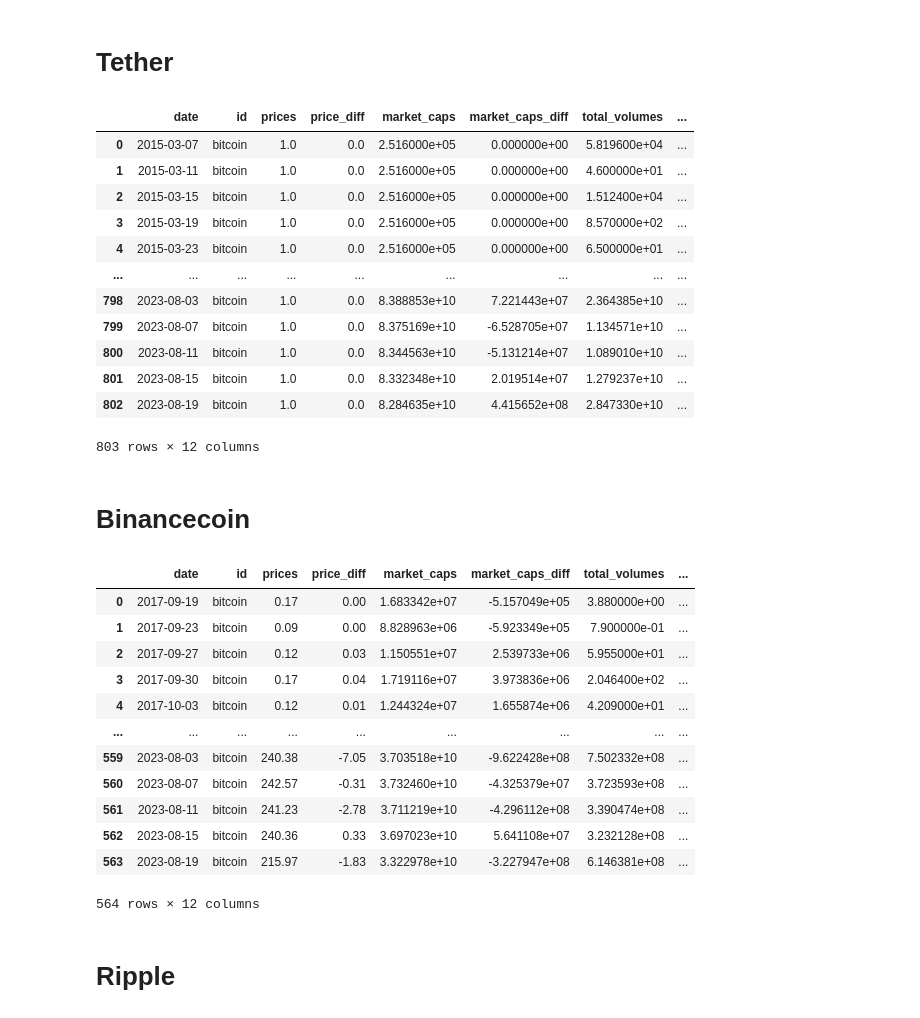
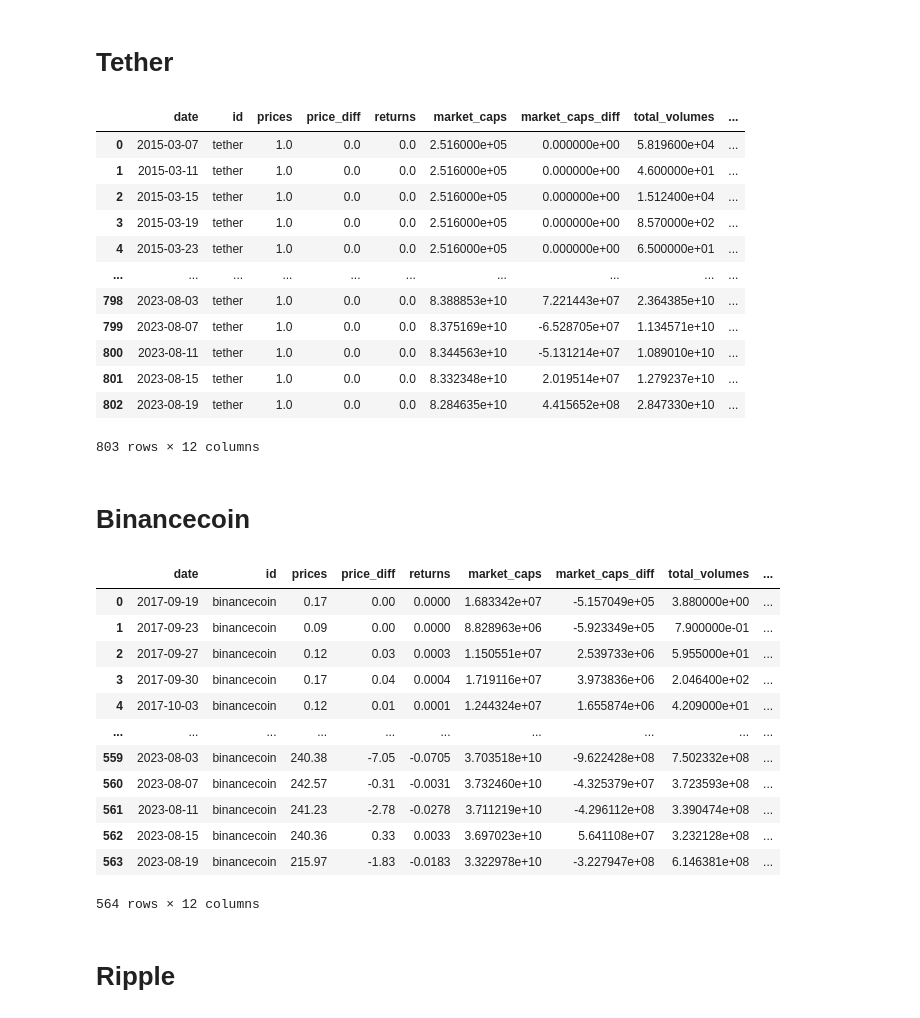
Before and after one commit to gdelrio0410/PI_2_Cryptocurrency_Market_DA, a Jupyter notebook: ETL/coins_information.ipynb, the cells around one changed output. Saved outputs shown, nothing was run; the diff lists cells and outputs as text; code cells hidden in the pictures.

```diff
--- a/ETL/coins_information.ipynb
+++ b/ETL/coins_information.ipynb
@@ -126,50 +126,49 @@ tether_ohlc = myFunctions.coin_ohlc("tether")
 tether_coin_market_data = myFunctions.coin_market_chart_data("tether", start_time, end_time)
 tether_market_data_df = myFunctions.get_coin_market_dataframe(tether_coin_market_data)
 
-tether_market_data_df['id'] = 'bitcoin'
+tether_market_data_df['id'] = 'tether'
 # Convertir la columna 'prices' a tipo float
 tether_market_data_df['prices'] = tether_market_data_df['prices'].astype(float)
 tether_market_data_df['market_caps'] = tether_market_data_df['market_caps'].astype(float)
 tether_market_data_df['total_volumes'] = tether_market_data_df['total_volumes'].astype(float)
 
 # Calcular la diferencia de prices, market_cap y total_volumes entre el día actual y el día anterior
 tether_market_data_df['price_diff'] = tether_market_data_df['prices'] - tether_market_data_df['prices'].shift(1)
 tether_market_data_df['market_caps_diff'] = tether_market_data_df['market_caps'] - tether_market_data_df['market_caps'].shift(1)
 tether_market_data_df['total_volumes_diff'] = tether_market_data_df['total_volumes'] - tether_market_data_df['total_volumes'].shift(1)
-
-tether_market_data_df
+tether_market_data_df["returns"] = tether_market_data_df["price_diff"] / 100
 
 # Convertir las columnas de fecha a tipo datetime
 tether_market_data_df['timestamp'] = pd.to_datetime(tether_market_data_df['timestamp'])
 tether_ohlc['date'] = pd.to_datetime(tether_ohlc['date'])
 
 # Unir los DataFrames utilizando merge
 tether_df = pd.merge(tether_market_data_df, tether_ohlc, left_on='timestamp', right_on='date', how='inner')
 
 columns_to_drop = ['timestamp', "close"]
 tether_df.drop(columns=columns_to_drop, inplace=True)
 
 # Reorganizar columnas
-new_order = ['date', 'id', 'prices', 'price_diff', 'market_caps', 'market_caps_diff', 'total_volumes', 'total_volumes_diff', 'date', 'open', 'high', 'low']
+new_order = ['date', 'id', 'prices', 'price_diff', "returns", 'market_caps', 'market_caps_diff', 'total_volumes', 'total_volumes_diff', 'open', 'high', 'low']
 tether_df = tether_df[new_order]
 
 # Exportar DataFrame a un archivo CSV
 tether_df.to_csv('../Dataframes/tether_df.csv', index=False)
 
 tether_df
 # %% [output]
-|  | date | id | prices | price_diff | market_caps | market_caps_diff | total_volumes | ... |
-| 0 | 2015-03-07 | bitcoin | 1.0 | 0.0 | 2.516000e+05 | 0.000000e+00 | 5.819600e+04 | ... |
-| 1 | 2015-03-11 | bitcoin | 1.0 | 0.0 | 2.516000e+05 | 0.000000e+00 | 4.600000e+01 | ... |
-| 2 | 2015-03-15 | bitcoin | 1.0 | 0.0 | 2.516000e+05 | 0.000000e+00 | 1.512400e+04 | ... |
-| 3 | 2015-03-19 | bitcoin | 1.0 | 0.0 | 2.516000e+05 | 0.000000e+00 | 8.570000e+02 | ... |
-| 4 | 2015-03-23 | bitcoin | 1.0 | 0.0 | 2.516000e+05 | 0.000000e+00 | 6.500000e+01 | ... |
-| ... | ... | ... | ... | ... | ... | ... | ... | ... |
-| 798 | 2023-08-03 | bitcoin | 1.0 | 0.0 | 8.388853e+10 | 7.221443e+07 | 2.364385e+10 | ... |
-| 799 | 2023-08-07 | bitcoin | 1.0 | 0.0 | 8.375169e+10 | -6.528705e+07 | 1.134571e+10 | ... |
-| 800 | 2023-08-11 | bitcoin | 1.0 | 0.0 | 8.344563e+10 | -5.131214e+07 | 1.089010e+10 | ... |
-| 801 | 2023-08-15 | bitcoin | 1.0 | 0.0 | 8.332348e+10 | 2.019514e+07 | 1.279237e+10 | ... |
-| 802 | 2023-08-19 | bitcoin | 1.0 | 0.0 | 8.284635e+10 | 4.415652e+08 | 2.847330e+10 | ... |
+|  | date | id | prices | price_diff | returns | market_caps | market_caps_diff | total_volumes | ... |
+| 0 | 2015-03-07 | tether | 1.0 | 0.0 | 0.0 | 2.516000e+05 | 0.000000e+00 | 5.819600e+04 | ... |
+| 1 | 2015-03-11 | tether | 1.0 | 0.0 | 0.0 | 2.516000e+05 | 0.000000e+00 | 4.600000e+01 | ... |
+| 2 | 2015-03-15 | tether | 1.0 | 0.0 | 0.0 | 2.516000e+05 | 0.000000e+00 | 1.512400e+04 | ... |
+| 3 | 2015-03-19 | tether | 1.0 | 0.0 | 0.0 | 2.516000e+05 | 0.000000e+00 | 8.570000e+02 | ... |
+| 4 | 2015-03-23 | tether | 1.0 | 0.0 | 0.0 | 2.516000e+05 | 0.000000e+00 | 6.500000e+01 | ... |
+| ... | ... | ... | ... | ... | ... | ... | ... | ... | ... |
+| 798 | 2023-08-03 | tether | 1.0 | 0.0 | 0.0 | 8.388853e+10 | 7.221443e+07 | 2.364385e+10 | ... |
+| 799 | 2023-08-07 | tether | 1.0 | 0.0 | 0.0 | 8.375169e+10 | -6.528705e+07 | 1.134571e+10 | ... |
+| 800 | 2023-08-11 | tether | 1.0 | 0.0 | 0.0 | 8.344563e+10 | -5.131214e+07 | 1.089010e+10 | ... |
+| 801 | 2023-08-15 | tether | 1.0 | 0.0 | 0.0 | 8.332348e+10 | 2.019514e+07 | 1.279237e+10 | ... |
+| 802 | 2023-08-19 | tether | 1.0 | 0.0 | 0.0 | 8.284635e+10 | 4.415652e+08 | 2.847330e+10 | ... |
 803 rows × 12 columns
 # %% [markdown]
 # Binancecoin
@@ -179,7 +178,7 @@ binancecoin_ohlc = myFunctions.coin_ohlc("binancecoin")
 binancecoin_coin_market_data = myFunctions.coin_market_chart_data("binancecoin", start_time, end_time)
 binancecoin_market_data_df = myFunctions.get_coin_market_dataframe(binancecoin_coin_market_data)
 
-binancecoin_market_data_df['id'] = 'bitcoin'
+binancecoin_market_data_df['id'] = 'binancecoin'
 # Convertir la columna 'prices' a tipo float
 binancecoin_market_data_df['prices'] = binancecoin_market_data_df['prices'].astype(float)
 binancecoin_market_data_df['market_caps'] = binancecoin_market_data_df['market_caps'].astype(float)
@@ -189,8 +188,7 @@ binancecoin_market_data_df['total_volumes'] = binancecoin_market_data_df['total_
 binancecoin_market_data_df['price_diff'] = binancecoin_market_data_df['prices'] - binancecoin_market_data_df['prices'].shift(1)
 binancecoin_market_data_df['market_caps_diff'] = binancecoin_market_data_df['market_caps'] - binancecoin_market_data_df['market_caps'].shift(1)
 binancecoin_market_data_df['total_volumes_diff'] = binancecoin_market_data_df['total_volumes'] - binancecoin_market_data_df['total_volumes'].shift(1)
-
-binancecoin_market_data_df
+binancecoin_market_data_df["returns"] = binancecoin_market_data_df["price_diff"] / 100
 
 # Convertir las columnas de fecha a tipo datetime
 binancecoin_market_data_df['timestamp'] = pd.to_datetime(binancecoin_market_data_df['timestamp'])
@@ -203,7 +201,7 @@ columns_to_drop = ['timestamp', "close"]
 binancecoin_df.drop(columns=columns_to_drop, inplace=True)
 
 # Reorganizar columnas
-new_order = ['date', 'id', 'prices', 'price_diff', 'market_caps', 'market_caps_diff', 'total_volumes', 'total_volumes_diff', 'date', 'open', 'high', 'low']
+new_order = ['date', 'id', 'prices', 'price_diff', "returns", 'market_caps', 'market_caps_diff', 'total_volumes', 'total_volumes_diff', 'open', 'high', 'low']
 binancecoin_df = binancecoin_df[new_order]
 
 # Exportar DataFrame a un archivo CSV
@@ -211,18 +209,18 @@ binancecoin_df.to_csv('../Dataframes/binancecoin_df.csv', index=False)
 
 binancecoin_df
 # %% [output]
-|  | date | id | prices | price_diff | market_caps | market_caps_diff | total_volumes | ... |
-| 0 | 2017-09-19 | bitcoin | 0.17 | 0.00 | 1.683342e+07 | -5.157049e+05 | 3.880000e+00 | ... |
-| 1 | 2017-09-23 | bitcoin | 0.09 | 0.00 | 8.828963e+06 | -5.923349e+05 | 7.900000e-01 | ... |
-| 2 | 2017-09-27 | bitcoin | 0.12 | 0.03 | 1.150551e+07 | 2.539733e+06 | 5.955000e+01 | ... |
-| 3 | 2017-09-30 | bitcoin | 0.17 | 0.04 | 1.719116e+07 | 3.973836e+06 | 2.046400e+02 | ... |
-| 4 | 2017-10-03 | bitcoin | 0.12 | 0.01 | 1.244324e+07 | 1.655874e+06 | 4.209000e+01 | ... |
-| ... | ... | ... | ... | ... | ... | ... | ... | ... |
-| 559 | 2023-08-03 | bitcoin | 240.38 | -7.05 | 3.703518e+10 | -9.622428e+08 | 7.502332e+08 | ... |
-| 560 | 2023-08-07 | bitcoin | 242.57 | -0.31 | 3.732460e+10 | -4.325379e+07 | 3.723593e+08 | ... |
-| 561 | 2023-08-11 | bitcoin | 241.23 | -2.78 | 3.711219e+10 | -4.296112e+08 | 3.390474e+08 | ... |
-| 562 | 2023-08-15 | bitcoin | 240.36 | 0.33 | 3.697023e+10 | 5.641108e+07 | 3.232128e+08 | ... |
-| 563 | 2023-08-19 | bitcoin | 215.97 | -1.83 | 3.322978e+10 | -3.227947e+08 | 6.146381e+08 | ... |
+|  | date | id | prices | price_diff | returns | market_caps | market_caps_diff | total_volumes | ... |
+| 0 | 2017-09-19 | binancecoin | 0.17 | 0.00 | 0.0000 | 1.683342e+07 | -5.157049e+05 | 3.880000e+00 | ... |
+| 1 | 2017-09-23 | binancecoin | 0.09 | 0.00 | 0.0000 | 8.828963e+06 | -5.923349e+05 | 7.900000e-01 | ... |
+| 2 | 2017-09-27 | binancecoin | 0.12 | 0.03 | 0.0003 | 1.150551e+07 | 2.539733e+06 | 5.955000e+01 | ... |
+| 3 | 2017-09-30 | binancecoin | 0.17 | 0.04 | 0.0004 | 1.719116e+07 | 3.973836e+06 | 2.046400e+02 | ... |
+| 4 | 2017-10-03 | binancecoin | 0.12 | 0.01 | 0.0001 | 1.244324e+07 | 1.655874e+06 | 4.209000e+01 | ... |
+| ... | ... | ... | ... | ... | ... | ... | ... | ... | ... |
+| 559 | 2023-08-03 | binancecoin | 240.38 | -7.05 | -0.0705 | 3.703518e+10 | -9.622428e+08 | 7.502332e+08 | ... |
+| 560 | 2023-08-07 | binancecoin | 242.57 | -0.31 | -0.0031 | 3.732460e+10 | -4.325379e+07 | 3.723593e+08 | ... |
+| 561 | 2023-08-11 | binancecoin | 241.23 | -2.78 | -0.0278 | 3.711219e+10 | -4.296112e+08 | 3.390474e+08 | ... |
+| 562 | 2023-08-15 | binancecoin | 240.36 | 0.33 | 0.0033 | 3.697023e+10 | 5.641108e+07 | 3.232128e+08 | ... |
+| 563 | 2023-08-19 | binancecoin | 215.97 | -1.83 | -0.0183 | 3.322978e+10 | -3.227947e+08 | 6.146381e+08 | ... |
 564 rows × 12 columns
 # %% [markdown]
 # Ripple
```
Also changed, not shown: parts of 8 cells of this notebook, 13 other files.
